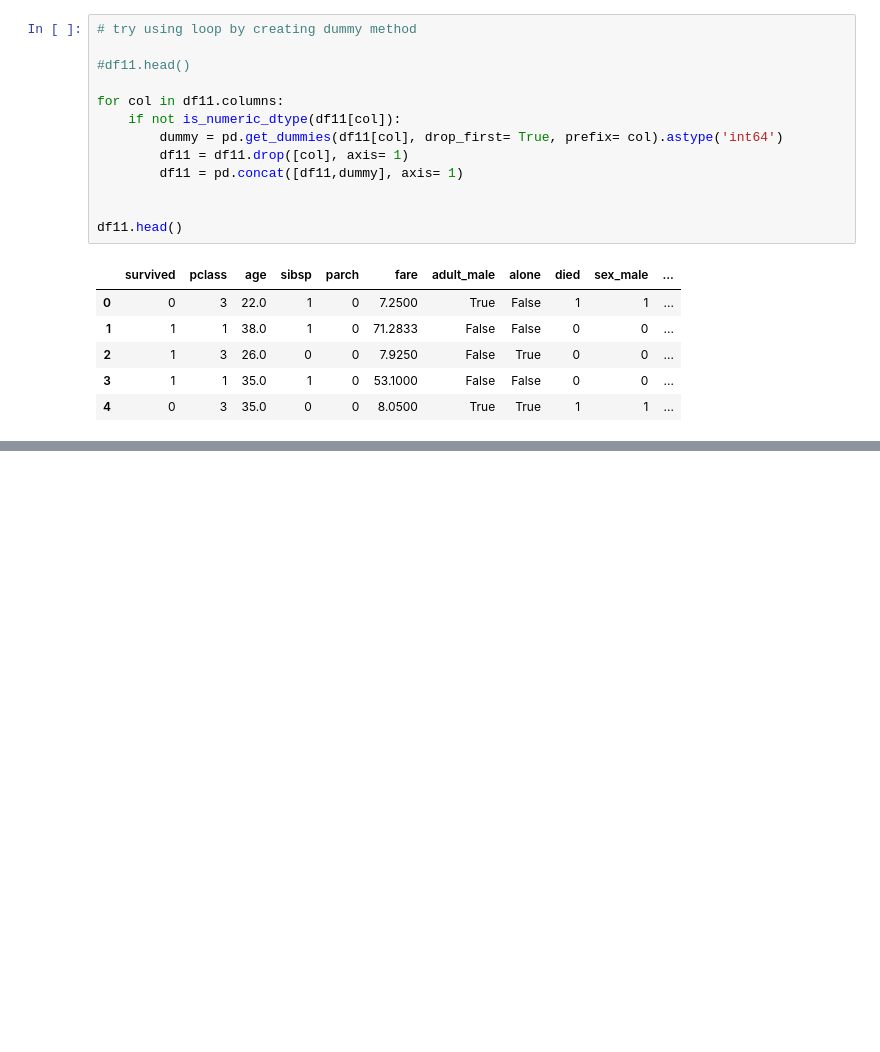
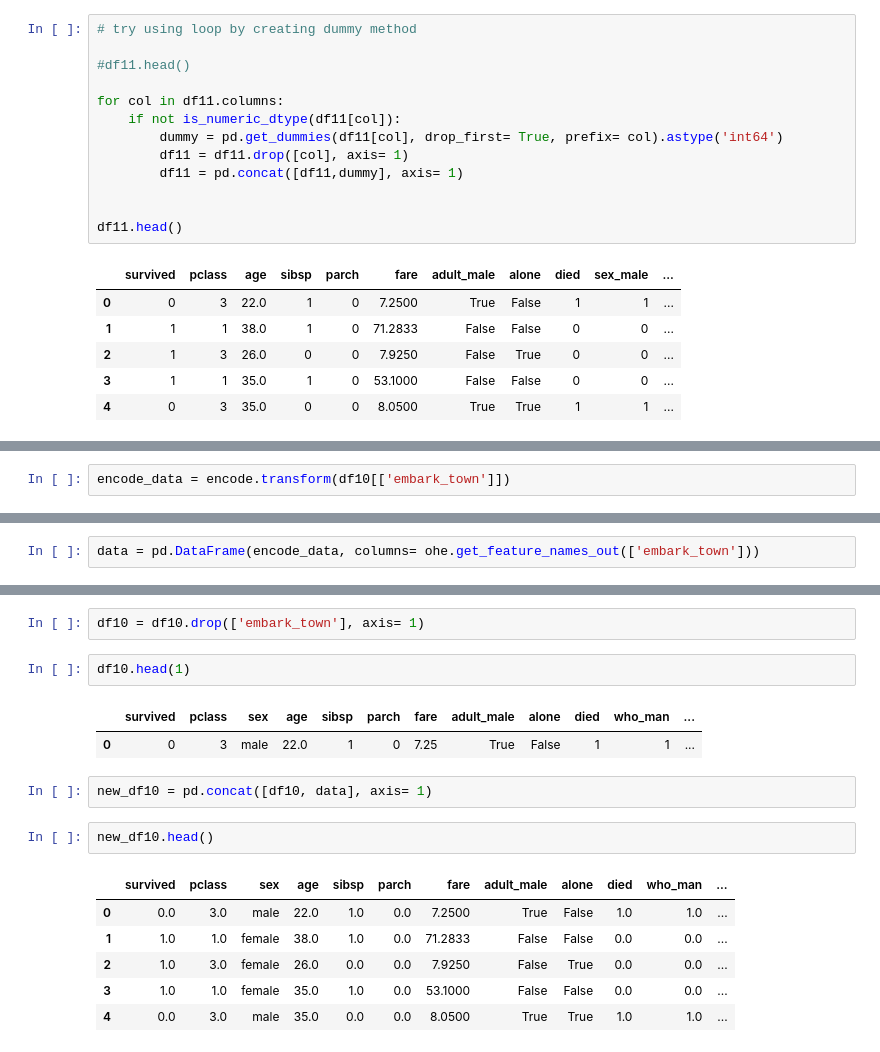
Before and after one commit to Bikram213/titanic_dataset_EDA, a Jupyter notebook: titanic_dataset_EDA.ipynb, the cells around one changed output, grey strips where cells are left out. Cells and saved outputs as stored; diff of their text form; blank space fills up the shorter version.

```diff
--- a/titanic_dataset_EDA.ipynb
+++ b/titanic_dataset_EDA.ipynb
@@ -884,0 +894,2 @@ df10.head()
+# %%
+encode_data = encode.transform(df10[['embark_town']])
@@ -884,0 +906,2 @@ df10.head()
+# %%
+data = pd.DataFrame(encode_data, columns= ohe.get_feature_names_out(['embark_town']))
@@ -884,0 +924,18 @@ df10.head()
+# %%
+df10 = df10.drop(['embark_town'], axis= 1)
+# %%
+df10.head(1)
+# %% [output]
+|  | survived | pclass | sex | age | sibsp | parch | fare | adult_male | alone | died | who_man | ... |
+| 0 | 0 | 3 | male | 22.0 | 1 | 0 | 7.25 | True | False | 1 | 1 | ... |
+# %%
+new_df10 = pd.concat([df10, data], axis= 1)
+# %%
+new_df10.head()
+# %% [output]
+|  | survived | pclass | sex | age | sibsp | parch | fare | adult_male | alone | died | who_man | ... |
+| 0 | 0.0 | 3.0 | male | 22.0 | 1.0 | 0.0 | 7.2500 | True | False | 1.0 | 1.0 | ... |
+| 1 | 1.0 | 1.0 | female | 38.0 | 1.0 | 0.0 | 71.2833 | False | False | 0.0 | 0.0 | ... |
+| 2 | 1.0 | 3.0 | female | 26.0 | 0.0 | 0.0 | 7.9250 | False | True | 0.0 | 0.0 | ... |
+| 3 | 1.0 | 1.0 | female | 35.0 | 1.0 | 0.0 | 53.1000 | False | False | 0.0 | 0.0 | ... |
+| 4 | 0.0 | 3.0 | male | 35.0 | 0.0 | 0.0 | 8.0500 | True | True | 1.0 | 1.0 | ... |
```
Also changed, not shown: parts of 35 cells of this notebook.
